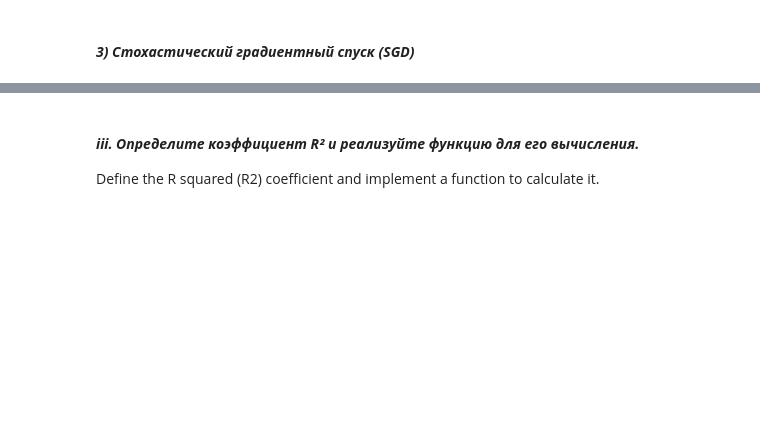
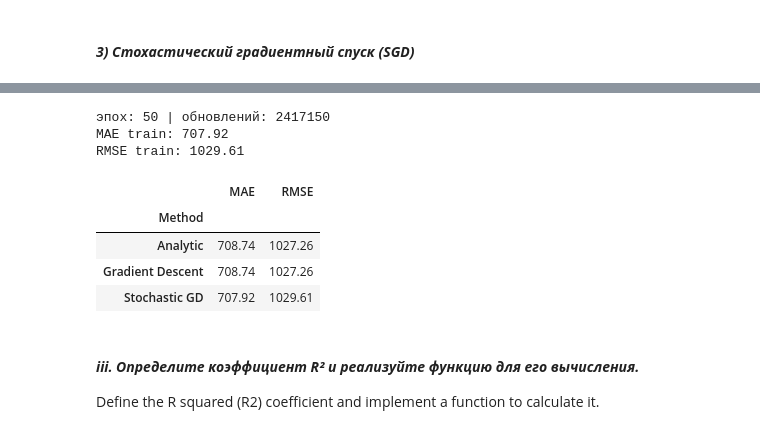
Before and after one commit to RunForJoy/core-linear-regression, a Jupyter notebook: src/ml.ipynb, the cells around one changed output, grey strips where cells are left out. Cells and saved outputs as stored; diff of their text form; code cells hidden in the pictures; blank space fills up the shorter version.

```diff
--- a/src/ml.ipynb
+++ b/src/ml.ipynb
@@ -611,3 +810,40 @@ What is determenistic model? Make SGD determenistic.
+# %%
+sgd = LinearRegressionSGD(
+    lr=0.01,
+    schedule="harmonic",
+    horizon=100000,
+    max_epochs=50,
+    random_state=21,
+).fit(X_train, y_train)
+
+y_pred_sgd = sgd.predict(X_train)
+
+print("эпох:", sgd.n_epochs_, "| обновлений:", sgd.n_updates_)
+
+mae_sgd = round(mean_absolute_error(y_train, y_pred_sgd), 2)
+rmse_sgd = round(mean_squared_error(y_train, y_pred_sgd) ** 0.5, 2)
+
+print("MAE train:", mae_sgd)
+print("RMSE train:", rmse_sgd)
+# %% [output]
+эпох: 50 | обновлений: 2417150
+MAE train: 707.92
+RMSE train: 1029.61
+# %%
+data = {
+    "Method": ["Analytic", "Gradient Descent", "Stochastic GD"],
+    "MAE": [mae_analytic, mae_gd, mae_sgd],
+    "RMSE": [rmse_analytic, rmse_gd, rmse_sgd],
+}
+
+summary_df = pd.DataFrame(data).set_index("Method")
+summary_df
+# %% [output]
+|  | MAE | RMSE |
+| Method |  |  |
+| Analytic | 708.74 | 1027.26 |
+| Gradient Descent | 708.74 | 1027.26 |
+| Stochastic GD | 707.92 | 1029.61 |
 # %% [markdown]
 #### ***iii. Определите коэффициент R² и реализуйте функцию для его вычисления.***
 Define the R squared (R2) coefficient and implement a function to calculate it.
```
Also changed, not shown: parts of 31 cells of this notebook, 1 other file.
